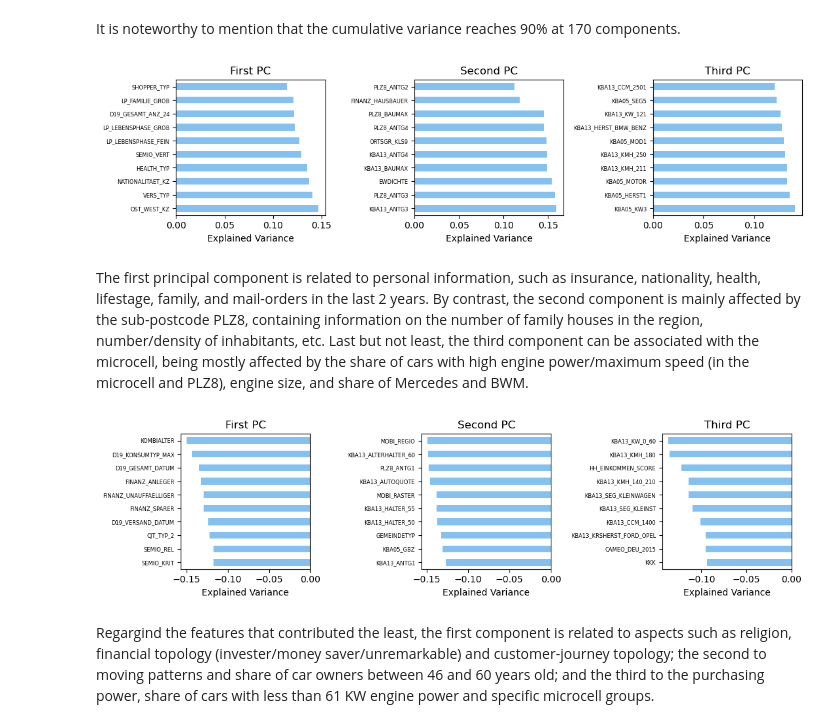
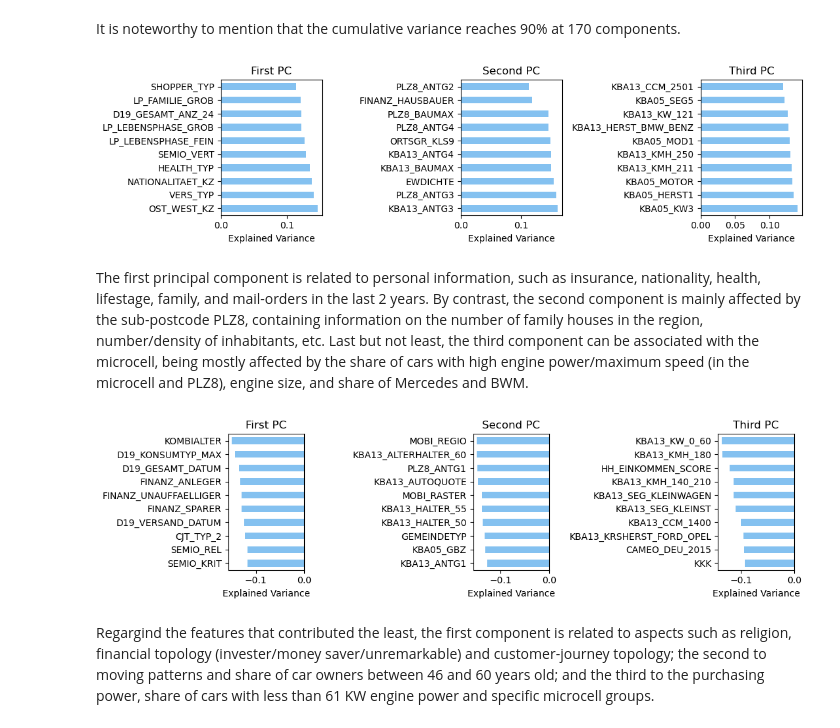
Before and after one commit to marianasilveira/udacity_arvato, a Jupyter notebook: src/main.ipynb, the cells around one changed output. Saved outputs shown, nothing was run; the diff lists cells and outputs as text; code cells hidden in the pictures.

```diff
--- a/src/main.ipynb
+++ b/src/main.ipynb
@@ -325,7 +325,7 @@ pca_df["PC1"].sort_values(ascending=False).iloc[:max_comp].plot.barh(ax=ax[0]
             ,color=[.2,.6,.9],alpha=0.6)
 ax[0].set_xlabel('Explained Variance')
 ytl = ax[0].get_yticklabels()
-ax[0].set_yticklabels(ytl, fontsize=6)
+ax[0].set_yticklabels(ytl, fontsize=10)
 ax[0].set_title('First PC')
 
 # PCA 2
@@ -333,7 +333,7 @@ pca_df["PC2"].sort_values(ascending=False).iloc[:max_comp].plot.barh(ax=ax[1]
             ,color=[.2,.6,.9],alpha=0.6)
 ax[1].set_xlabel('Explained Variance')
 ytl = ax[1].get_yticklabels()
-ax[1].set_yticklabels(ytl, fontsize=6)
+ax[1].set_yticklabels(ytl, fontsize=10)
 ax[1].set_title('Second PC')
 
 # PCA 3
@@ -341,48 +341,48 @@ pca_df["PC3"].sort_values(ascending=False).iloc[:max_comp].plot.barh(ax=ax[2]
             ,color=[.2,.6,.9],alpha=0.6)
 ax[2].set_xlabel('Explained Variance')
 ytl = ax[2].get_yticklabels()
-ax[2].set_yticklabels(ytl, fontsize=6)
+ax[2].set_yticklabels(ytl, fontsize=10)
 ax[2].set_title('Third PC')
 
 fig.tight_layout()
 plt.show()
 # %% [output]
-[figure, old version]
+[figure, new version]
 # %% [markdown]
 The first principal component is related to personal information, such as insurance, nationality, health, lifestage, family, and mail-orders in the last 2 years. By contrast, the second component is mainly affected by the sub-postcode PLZ8, containing information on the number of family houses in the region, number/density of inhabitants, etc. Last but not least, the third component can be associated with the microcell, being mostly affected by the share of cars with high engine power/maximum speed (in the microcell and PLZ8), engine size, and share of Mercedes and BWM.
 # %%
 # Visualization
 # Lowest PCA contributions
 fig, ax = plt.subplots(1,3,figsize=(11, 3))
 
 # PCA 1
 pca_df["PC1"].sort_values(ascending=False).iloc[-max_comp:].plot.barh(ax=ax[0]
             ,color=[.2,.6,.9],alpha=0.6)
 ax[0].set_xlabel('Explained Variance')
 ytl = ax[0].get_yticklabels()
-ax[0].set_yticklabels(ytl, fontsize=6)
+ax[0].set_yticklabels(ytl, fontsize=10)
 ax[0].set_title('First PC')
 
 # PCA 2
 pca_df["PC2"].sort_values(ascending=False).iloc[-max_comp:].plot.barh(ax=ax[1]
             ,color=[.2,.6,.9],alpha=0.6)
 ax[1].set_xlabel('Explained Variance')
 ytl = ax[1].get_yticklabels()
-ax[1].set_yticklabels(ytl, fontsize=6)
+ax[1].set_yticklabels(ytl, fontsize=10)
 ax[1].set_title('Second PC')
 
 # PCA 3
 pca_df["PC3"].sort_values(ascending=False).iloc[-max_comp:].plot.barh(ax=ax[2]
             ,color=[.2,.6,.9],alpha=0.6)
 ax[2].set_xlabel('Explained Variance')
 ytl = ax[2].get_yticklabels()
-ax[2].set_yticklabels(ytl, fontsize=6)
+ax[2].set_yticklabels(ytl, fontsize=10)
 ax[2].set_title('Third PC')
 
 fig.tight_layout()
 plt.show()
 # %% [output]
-[figure, old version]
+[figure, new version]
 # %% [markdown]
 Regargind the features that contributed the least, the first component is related to aspects such as religion, financial topology (invester/money saver/unremarkable) and customer-journey topology; the second to moving patterns and share of car owners between 46 and 60 years old; and the third to the purchasing power, share of cars with less than 61 KW engine power and specific microcell groups.
 # %%
```
Also changed, not shown: parts of 8 cells of this notebook, 2 other files.
